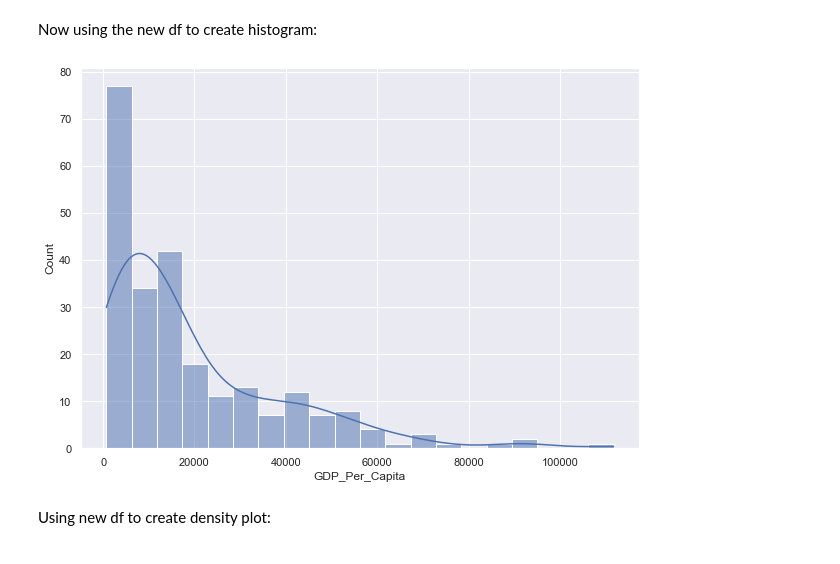
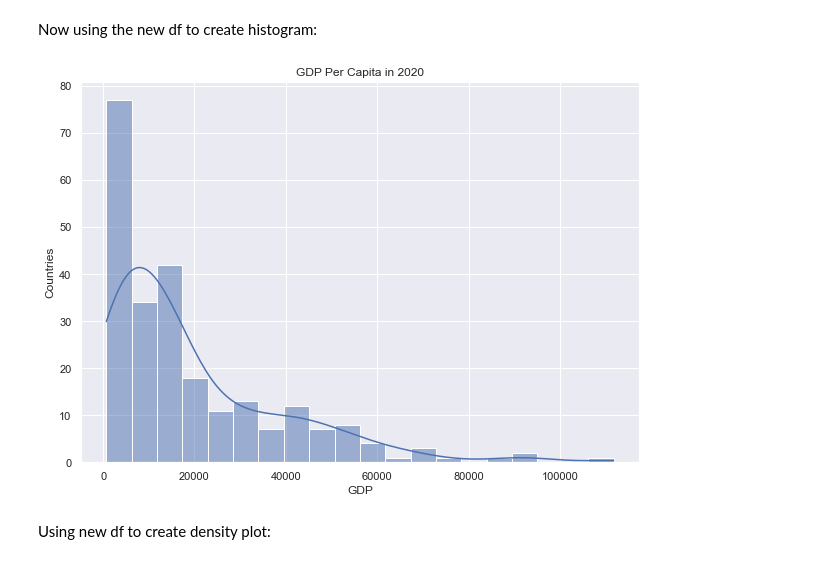
Before and after one commit to NSS-Data-Analytics-Cohort-10/gdp-and-internet-usage-t-white-21, a Jupyter notebook: notebook/un_project.ipynb, the cells around one changed output. Saved outputs shown, nothing was run; the diff lists cells and outputs as text; code cells hidden in the pictures.

```diff
--- a/notebook/un_project.ipynb
+++ b/notebook/un_project.ipynb
@@ -145,12 +194,15 @@ Now using the new df to create histogram:
 # %%
 sns.set(style="darkgrid")
 
 plt.figure(figsize=(10, 7))
 
 sns.histplot(data=gdp_df_2020, x="GDP_Per_Capita", kde=True, bins=20)
+plt.title('GDP Per Capita in 2020')
+plt.xlabel('GDP')
+plt.ylabel('Countries')
 plt.show()
 # %% [output]
-[figure, old version]
+[figure, new version]
 # %% [markdown]
 Using new df to create density plot:
 # %%
```
Also changed, not shown: parts of 24 cells of this notebook.
